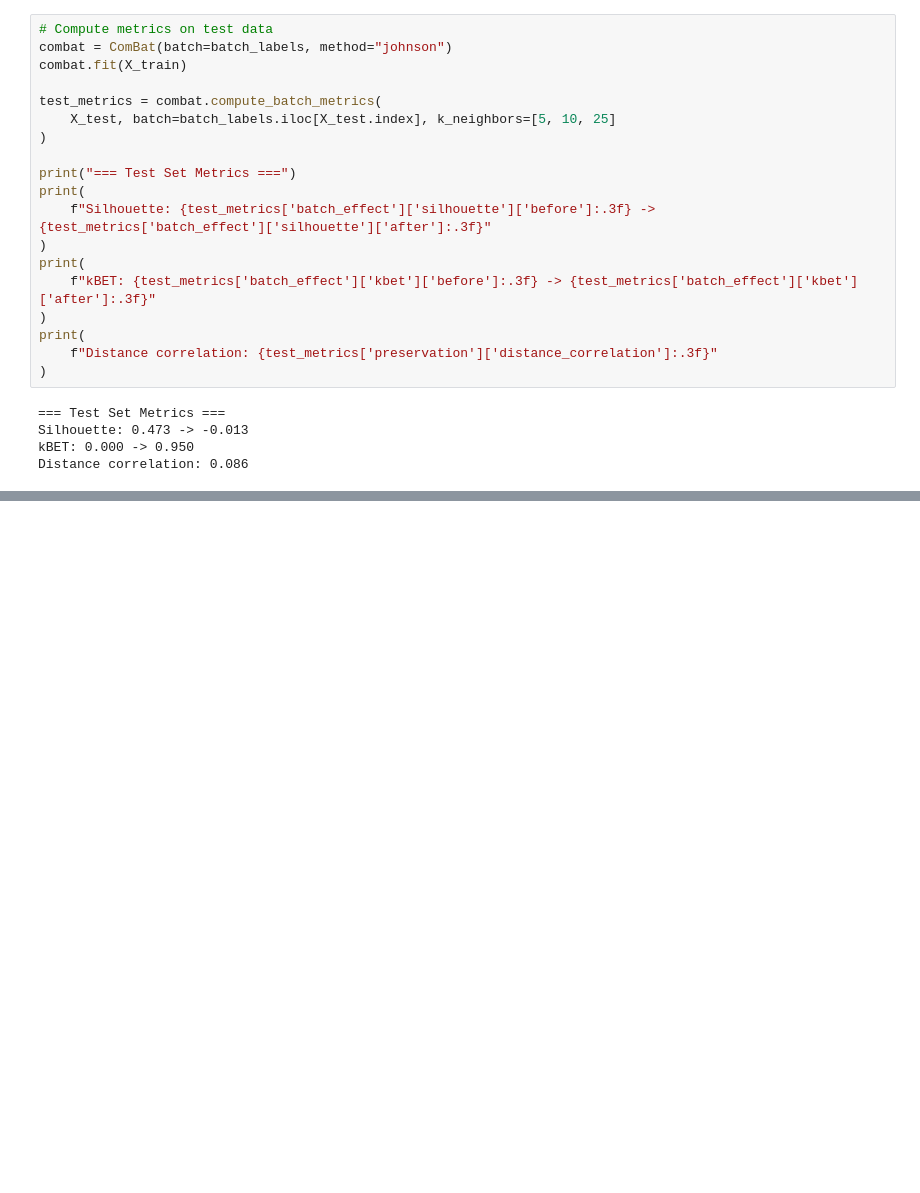
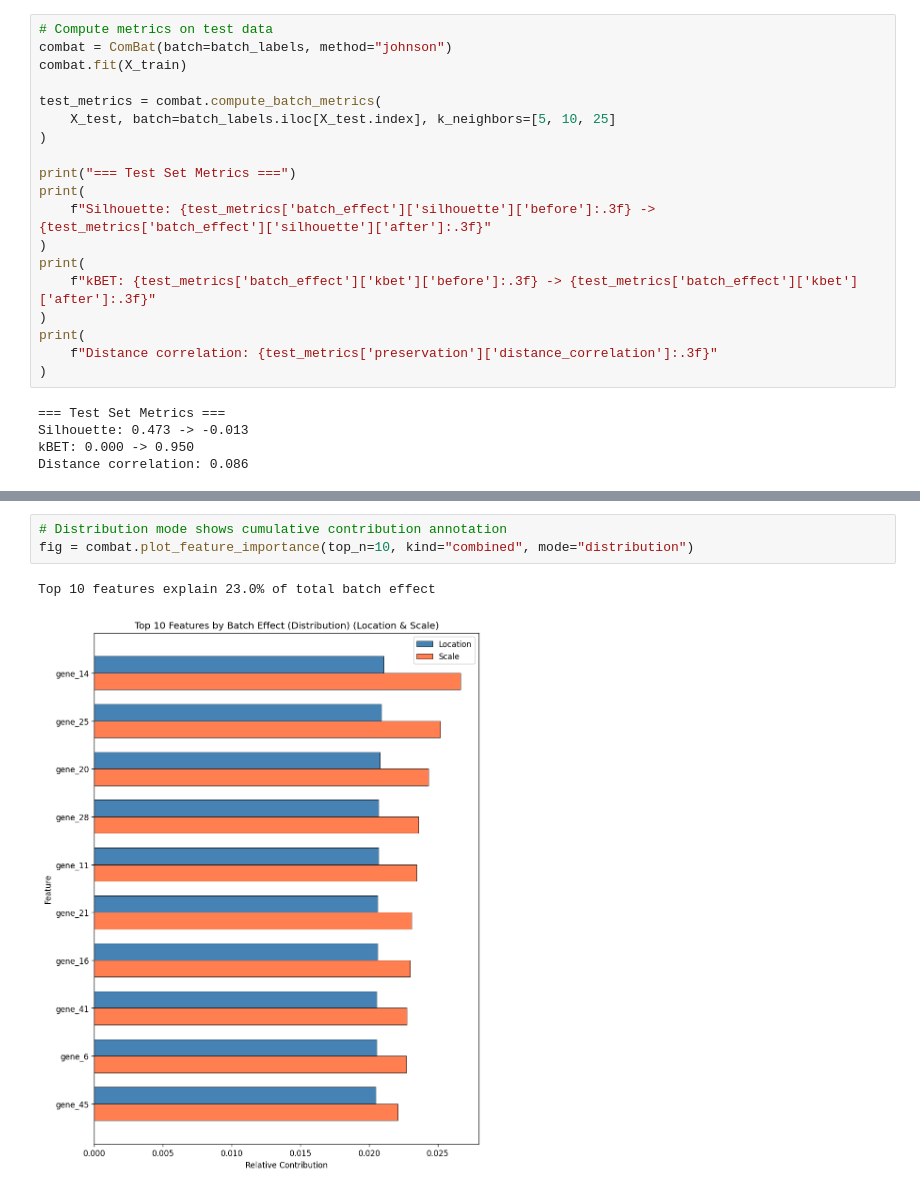
Before and after one commit to EttoreRocchi/combatlearn, a Jupyter notebook: docs/source/demo/combatlearn_demo.ipynb, the cells around one changed output, grey strips where cells are left out. Saved outputs shown, nothing was run; the diff lists cells and outputs as text; blank space fills up the shorter version.

```diff
--- a/docs/source/demo/combatlearn_demo.ipynb
+++ b/docs/source/demo/combatlearn_demo.ipynb
@@ -318,0 +385,6 @@ Distance correlation: 0.086
+# %%
+# Distribution mode shows cumulative contribution annotation
+fig = combat.plot_feature_importance(top_n=10, kind="combined", mode="distribution")
+# %% [output]
+Top 10 features explain 23.0% of total batch effect
+[figure, added]
```
Also changed, not shown: parts of 10 cells of this notebook, 1 other file.
